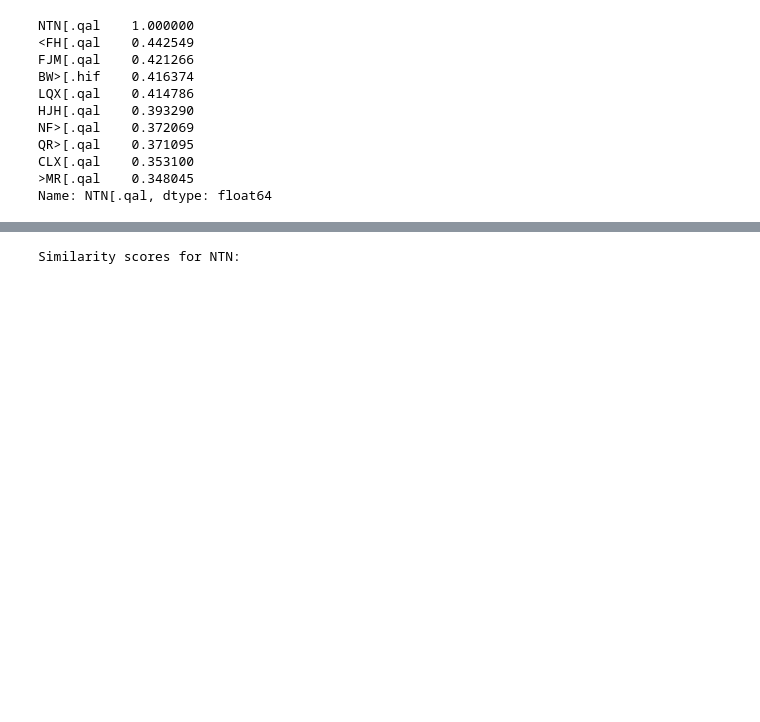
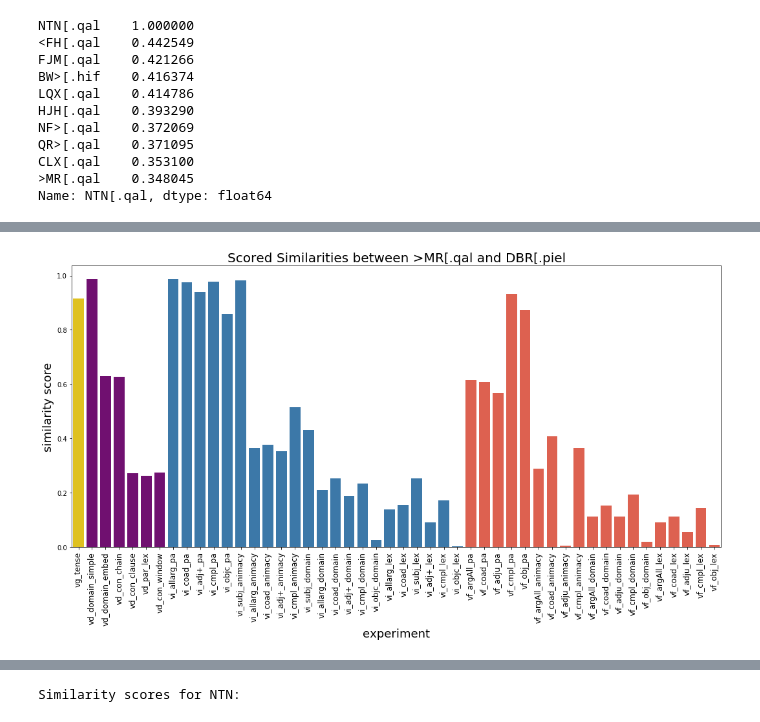
Before and after one commit to codykingham/verb_semantics, a Jupyter notebook: first_analysis.ipynb, the cells around one changed output, grey strips where cells are left out. Cells and saved outputs as stored; diff of their text form; code cells hidden in the pictures; blank space fills up the shorter version.

```diff
--- a/first_analysis.ipynb
+++ b/first_analysis.ipynb
@@ -499,0 +563,4 @@ Here we look at four verbs that have come to our attention: היה, שׂים, ל
+# %%
+say_speak = get_sim_experiments('>MR[.qal', 'DBR[.piel')
+# %% [output]
+[figure, added]
```
Also changed, not shown: parts of 52 cells of this notebook.
